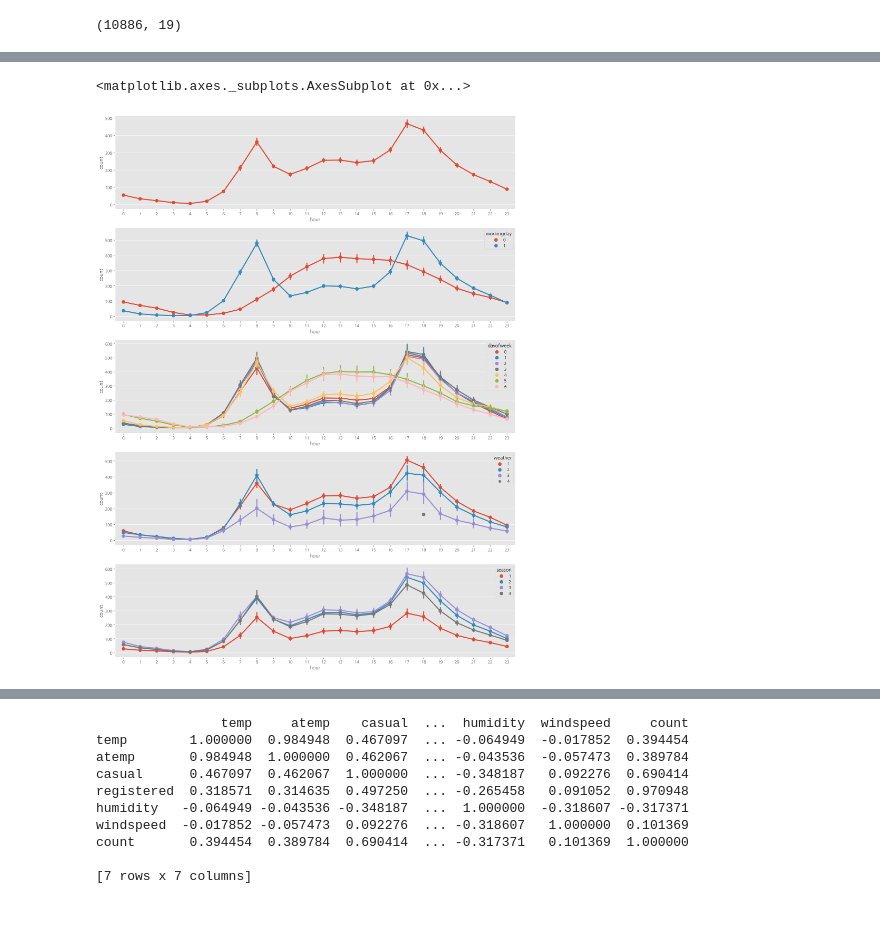
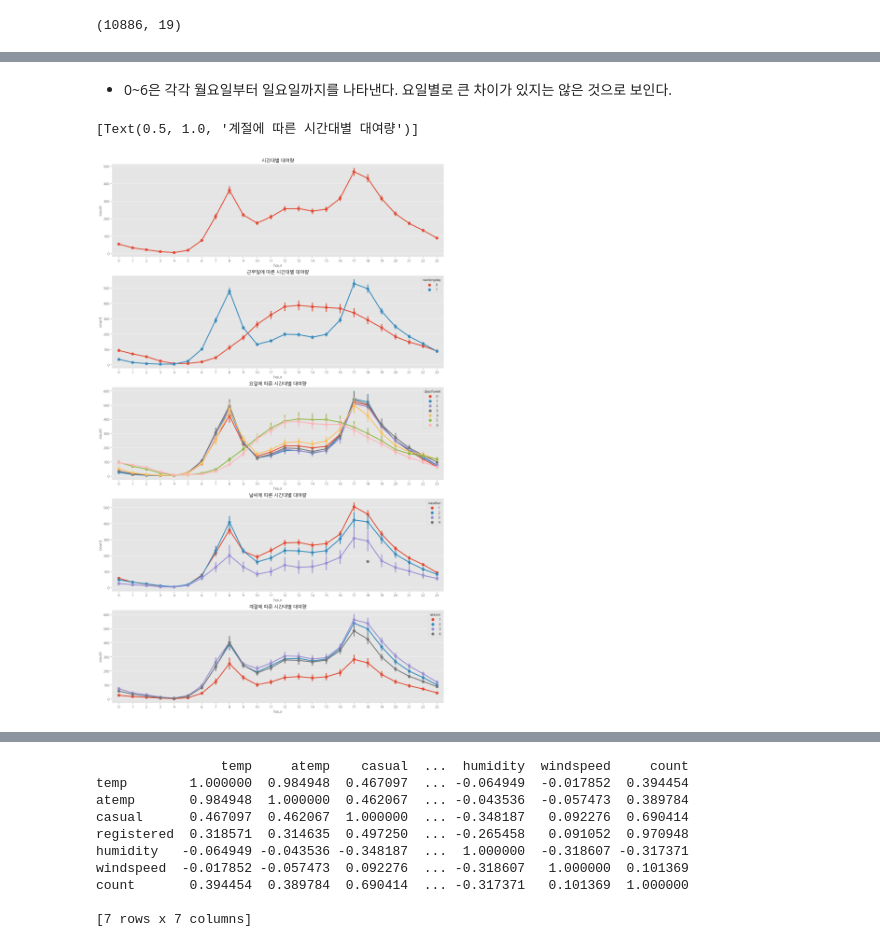
Before and after one commit to HwayoungYoon/Data-Analysis-Practice, a Jupyter notebook: bike-sharing-demand/kaggle_DS_bike_sharing_demand_EDA.ipynb, the cells around one changed output, grey strips where cells are left out. Drawn from its saved outputs; the diff is of its cells as text; code cells hidden in the pictures; blank space fills up the shorter version.

```diff
--- a/bike-sharing-demand/kaggle_DS_bike_sharing_demand_EDA.ipynb
+++ b/bike-sharing-demand/kaggle_DS_bike_sharing_demand_EDA.ipynb
@@ -334,16 +338,21 @@ Name: dayofweek, dtype: int64
+# %% [markdown]
+* 0~6은 각각 월요일부터 일요일까지를 나타낸다. 요일별로 큰 차이가 있지는 않은 것으로 보인다.
 # %%
+# 근무일, 요일, 날씨, 계절에 따른 시간대별 대여량 시각화
 fig,(ax1,ax2,ax3,ax4,ax5)= plt.subplots(nrows=5)
-fig.set_size_inches(18,25)
+fig.set_size_inches(18,30)
 
 sns.pointplot(data=train, x="hour", y="count", ax=ax1)
+sns.pointplot(data=train, x="hour", y="count", hue="workingday", ax=ax2)
+sns.pointplot(data=train, x="hour", y="count", hue="dayofweek", ax=ax3)
+sns.pointplot(data=train, x="hour", y="count", hue="weather", ax=ax4)
+sns.pointplot(data=train, x="hour", y="count", hue="season", ax=ax5)
 
-sns.pointplot(data=train, x="hour", y="count", hue="workingday", ax=ax2)
-
-sns.pointplot(data=train, x="hour", y="count", hue="dayofweek", ax=ax3)
-
-sns.pointplot(data=train, x="hour", y="count", hue="weather", ax=ax4)
-
-sns.pointplot(data=train, x="hour", y="count", hue="season", ax=ax5)
+ax1.set(title="시간대별 대여량")
+ax2.set(title="근무일에 따른 시간대별 대여량")
+ax3.set(title="요일에 따른 시간대별 대여량")
+ax4.set(title="날씨에 따른 시간대별 대여량")
+ax5.set(title="계절에 따른 시간대별 대여량")
 # %% [output]
-<matplotlib.axes._subplots.AxesSubplot at 0x...>
+[Text(0.5, 1.0, '계절에 따른 시간대별 대여량')]
-[figure, old version]
+[figure, new version]
```
Also changed, not shown: parts of 19 cells of this notebook.
